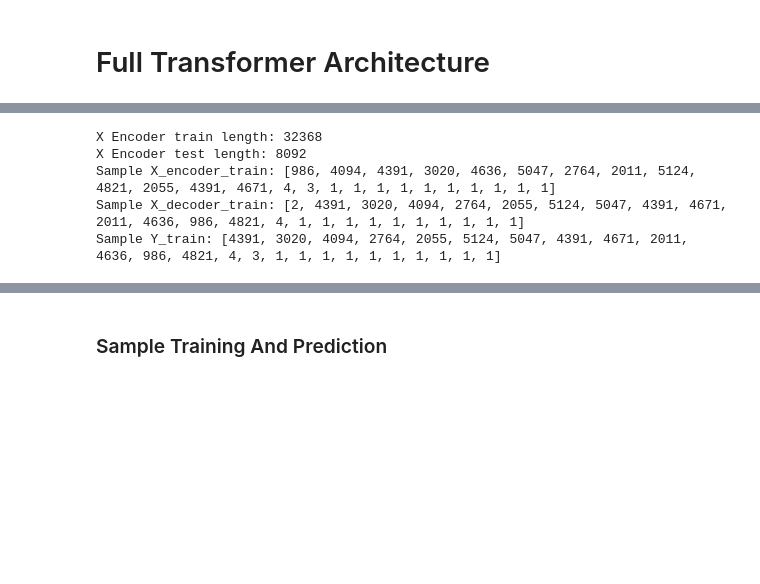
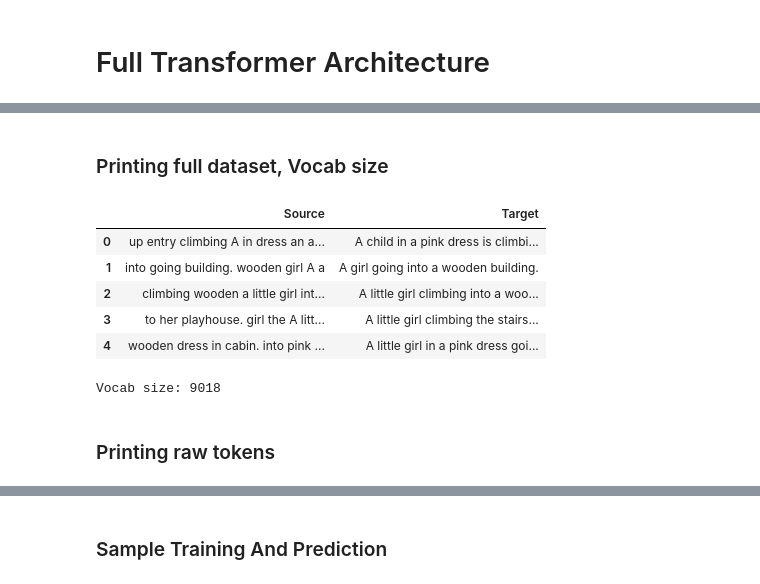
Before and after one commit to nitishp8/AdvancedNLP, a Jupyter notebook: Codes/Code_06_Transformer/03_FullArchitecture.ipynb, the cells around one changed output, grey strips where cells are left out. Drawn from its saved outputs; the diff is of its cells as text; code cells hidden in the pictures; blank space fills up the shorter version.

```diff
--- a/Codes/Code_06_Transformer/03_FullArchitecture.ipynb
+++ b/Codes/Code_06_Transformer/03_FullArchitecture.ipynb
@@ -193,21 +17,26 @@ def map_tokens_to_indices(token_index_mapper, max_sequence_length, token_matrix)
-# %%
-max_sequence_length = 25
-token_index_mapper = Token_Index_Mapper(vocab_builder.word_to_index, vocab_builder.index_to_word, unknown_token)
-X_encoder_indices_tr = map_tokens_to_indices(token_index_mapper, max_sequence_length, X_encoder_tokens_tr)
-X_decoder_indices_tr = map_tokens_to_indices(token_index_mapper, max_sequence_length, X_decoder_tokens_tr)
-Y_indices_tr = map_tokens_to_indices(token_index_mapper, max_sequence_length, Y_tokens_tr)
-
-X_encoder_indices_test = map_tokens_to_indices(token_index_mapper, max_sequence_length, X_encoder_tokens_test)
-X_decoder_indices_test = map_tokens_to_indices(token_index_mapper, max_sequence_length, X_decoder_tokens_test)
-Y_indices_test = map_tokens_to_indices(token_index_mapper, max_sequence_length, Y_tokens_test)
-print("X Encoder train length:",len(X_encoder_indices_tr))
-print("X Encoder test length:",len(X_encoder_indices_test))
-print("Sample X_encoder_train:",X_encoder_indices_tr[0])
-print("Sample X_decoder_train:",X_decoder_indices_tr[0])
-print("Sample Y_train:",Y_indices_tr[0])
-# %% [output]
-X Encoder train length: 32368
-X Encoder test length: 8092
-Sample X_encoder_train: [986, 4094, 4391, 3020, 4636, 5047, 2764, 2011, 5124, 4821, 2055, 4391, 4671, 4, 3, 1, 1, 1, 1, 1, 1, 1, 1, 1, 1]
-Sample X_decoder_train: [2, 4391, 3020, 4094, 2764, 2055, 5124, 5047, 4391, 4671, 2011, 4636, 986, 4821, 4, 1, 1, 1, 1, 1, 1, 1, 1, 1, 1]
-Sample Y_train: [4391, 3020, 4094, 2764, 2055, 5124, 5047, 4391, 4671, 2011, 4636, 986, 4821, 4, 3, 1, 1, 1, 1, 1, 1, 1, 1, 1, 1]
+# %%
+jumbled_file = "../../Datasets/Jumble_Unjumble/OriginalJumbled.txt"
+unjumbled_file = "../../Datasets/Jumble_Unjumble/OriginalUnJumbled.txt"
+full_data_object = Sequence2SequenceData(
+    source_data_file=jumbled_file,
+    target_data_file=unjumbled_file,
+    extra_token_config={"unknown":"<unk>","pad":"<pad>","eos":"<eos>","sos":"<sos>"},
+    max_sequence_length=25
+)
+# %% [markdown]
+### Printing full dataset, Vocab size
+# %%
+full_data_object.full_df.head()
+# %% [output]
+|  | Source | Target |
+| 0 | up entry climbing A in dress an a... | A child in a pink dress is climbi... |
+| 1 | into going building. wooden girl A a | A girl going into a wooden building. |
+| 2 | climbing wooden a little girl int... | A little girl climbing into a woo... |
+| 3 | to her playhouse. girl the A litt... | A little girl climbing the stairs... |
+| 4 | wooden dress in cabin. into pink ... | A little girl in a pink dress goi... |
+# %%
+print("Vocab size:",len(full_data_object.token_to_index))
+# %% [output]
+Vocab size: 9018
+# %% [markdown]
+### Printing raw tokens
```
Also changed, not shown: parts of 32 cells of this notebook, 8 other files.
